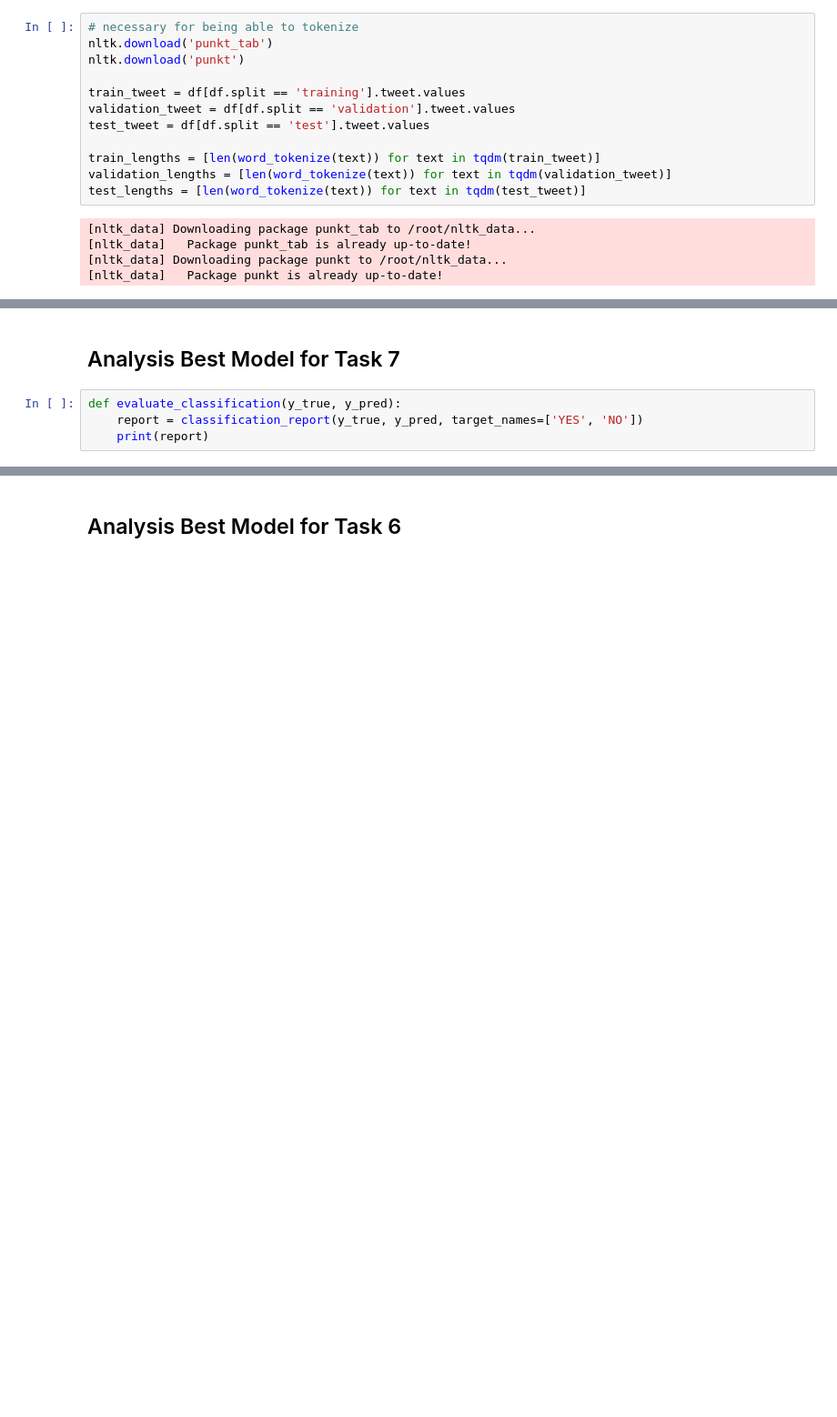
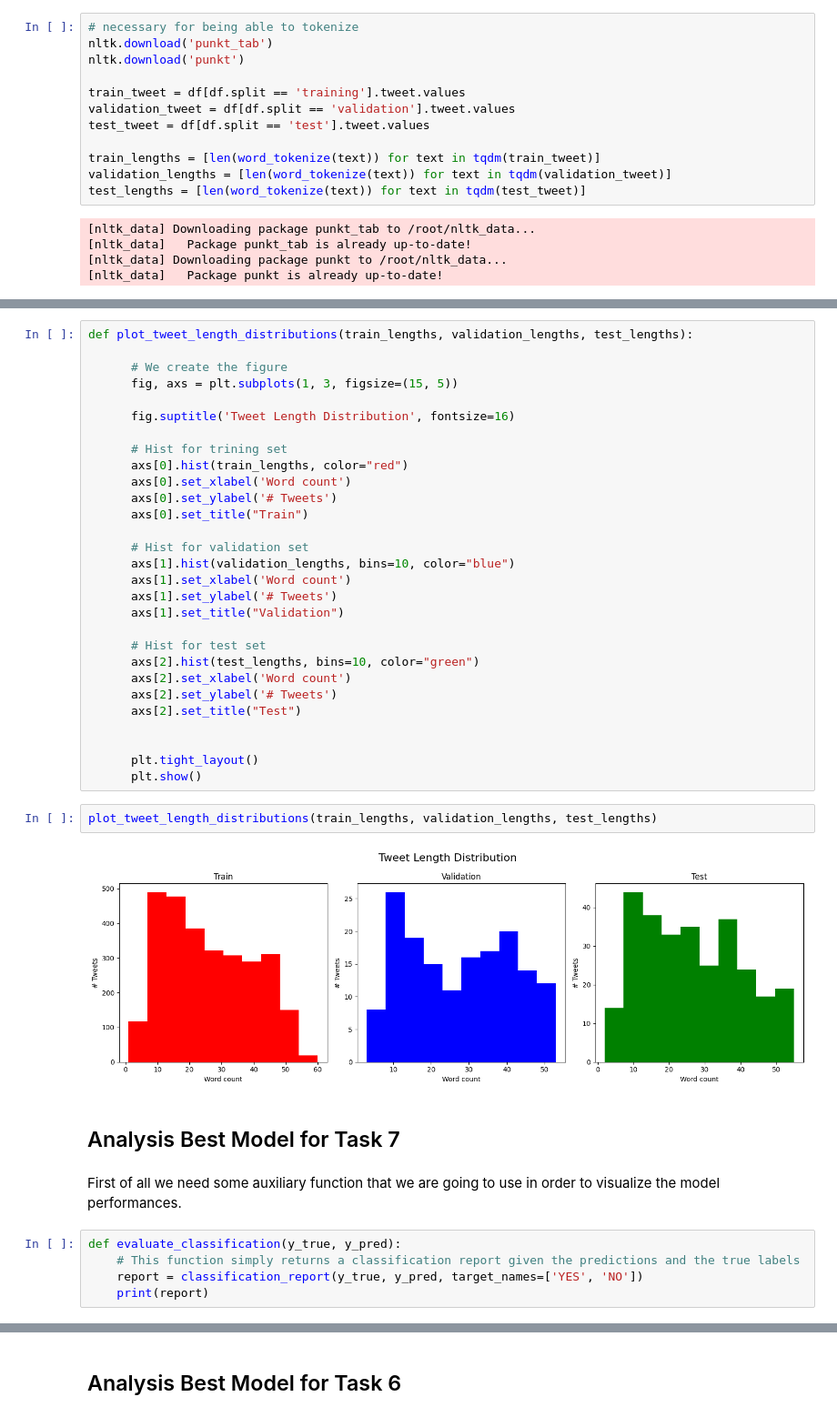
Before and after one commit to RiccardoRomeo01/NLP_Assignments, a Jupyter notebook: Assignment1.ipynb, the cells around one changed output, grey strips where cells are left out. Shown at 91% size. Cells and saved outputs as stored; diff of their text form; blank space fills up the shorter version.

```diff
--- a/Assignment1.ipynb
+++ b/Assignment1.ipynb
@@ -1396,6 +1410,42 @@ plt.show()
+# %%
+def plot_tweet_length_distributions(train_lengths, validation_lengths, test_lengths):
+
+      # We create the figure
+      fig, axs = plt.subplots(1, 3, figsize=(15, 5))
+
+      fig.suptitle('Tweet Length Distribution', fontsize=16)
+
+      # Hist for trining set
+      axs[0].hist(train_lengths, color="red")
+      axs[0].set_xlabel('Word count')
+      axs[0].set_ylabel('# Tweets')
+      axs[0].set_title("Train")
+
+      # Hist for validation set
+      axs[1].hist(validation_lengths, bins=10, color="blue")
+      axs[1].set_xlabel('Word count')
+      axs[1].set_ylabel('# Tweets')
+      axs[1].set_title("Validation")
+
+      # Hist for test set
+      axs[2].hist(test_lengths, bins=10, color="green")
+      axs[2].set_xlabel('Word count')
+      axs[2].set_ylabel('# Tweets')
+      axs[2].set_title("Test")
+
+
+      plt.tight_layout()
+      plt.show()
+# %%
+plot_tweet_length_distributions(train_lengths, validation_lengths, test_lengths)
+# %% [output]
+[figure, added]
 # %% [markdown]
 ## Analysis Best Model for Task 7
+# %% [markdown]
+First of all we need some auxiliary function that we are going to use in order to visualize the model performances.
 # %%
 def evaluate_classification(y_true, y_pred):
+    # This function simply returns a classification report given the predictions and the true labels
     report = classification_report(y_true, y_pred, target_names=['YES', 'NO'])
     print(report)
```
Also changed, not shown: parts of 37 cells of this notebook.
